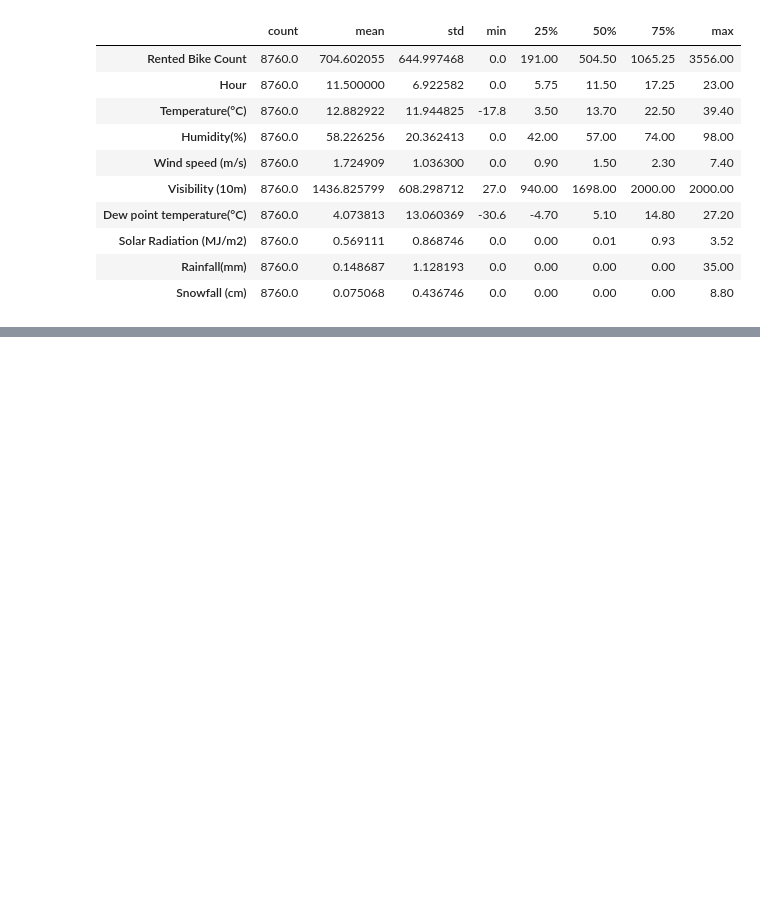
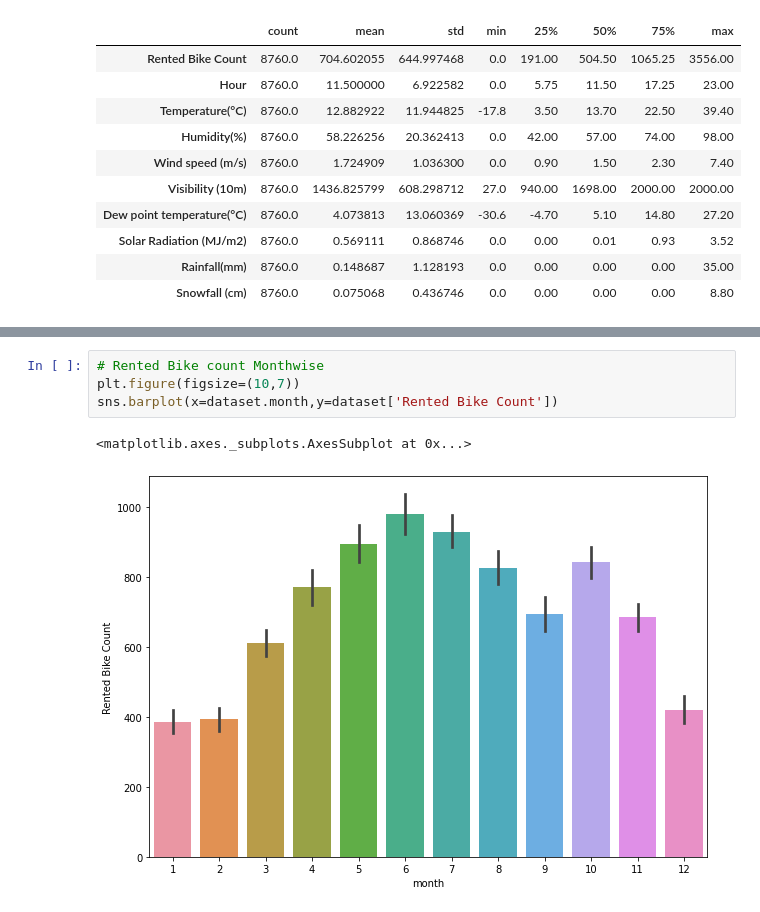
Before and after one commit to Deeksha-Data-Scientist/Seoul-Bike-Sharing-Demand-Prediction, a Jupyter notebook: Bike_Sharing_Demand_Prediction_Capstone_Project.ipynb, the cells around one changed output, grey strips where cells are left out. Drawn from its saved outputs; the diff is of its cells as text; blank space fills up the shorter version.

```diff
--- a/Bike_Sharing_Demand_Prediction_Capstone_Project.ipynb
+++ b/Bike_Sharing_Demand_Prediction_Capstone_Project.ipynb
@@ -135,0 +194,7 @@ dataset.describe().transpose()
+# %%
+# Rented Bike count Monthwise
+plt.figure(figsize=(10,7))
+sns.barplot(x=dataset.month,y=dataset['Rented Bike Count'])
+# %% [output]
+<matplotlib.axes._subplots.AxesSubplot at 0x...>
+[figure, added]
```
Also changed, not shown: parts of 20 cells of this notebook.
